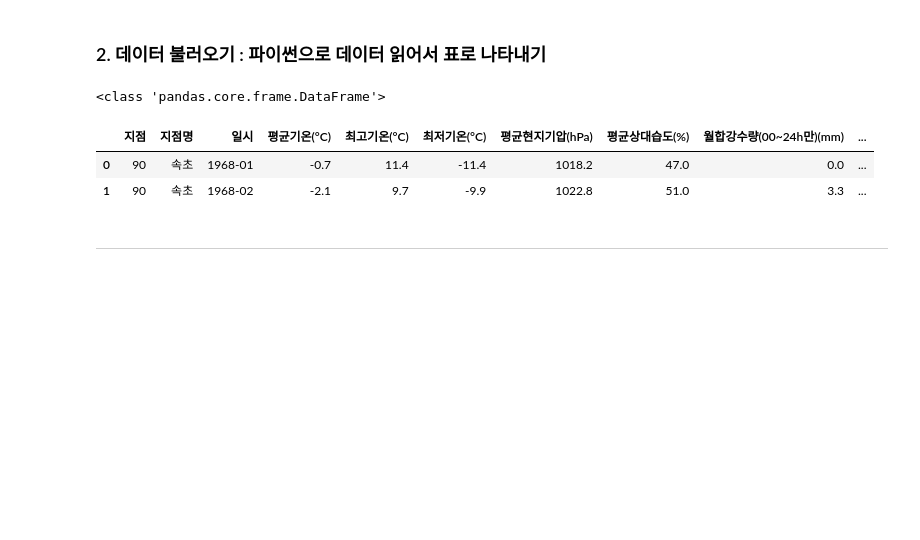
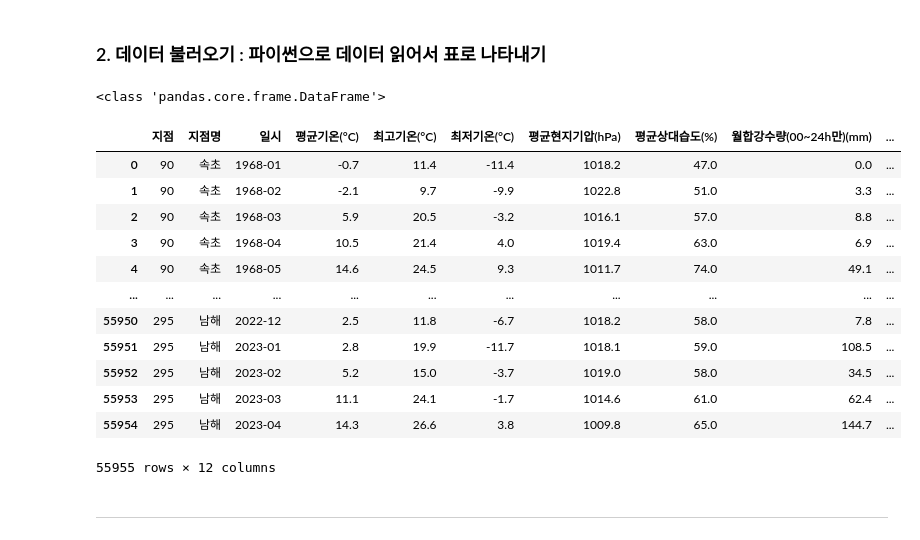
Before and after one commit to HYLee810/projectmanager, a Jupyter notebook: 2_데이터분석_03_공공데이터_기상청날씨_실습.ipynb, the cells around one changed output. Cells and saved outputs as stored; diff of their text form; code cells hidden in the pictures; blank space fills up the shorter version.

```diff
--- a/2_데이터분석_03_공공데이터_기상청날씨_실습.ipynb
+++ b/2_데이터분석_03_공공데이터_기상청날씨_실습.ipynb
@@ -84,17 +84,27 @@ plt.rcParams['font.family'] = 'NanumBarunGothic' # 방법2
 # %%
 import pandas as pd
 
 # OBS_ASOS_MNH_~.csv 파일명 데이터를 'weather_data.csv'로 변경하기
 file = './sample_data/weather_data.csv'
 df = pd.read_csv(file, encoding='CP949')
 
 print(type(df))
-df.head(2)
+df
 # %% [output]
 <class 'pandas.core.frame.DataFrame'>
 |  | 지점 | 지점명 | 일시 | 평균기온(°C) | 최고기온(°C) | 최저기온(°C) | 평균현지기압(hPa) | 평균상대습도(%) | 월합강수량(00~24h만)(mm) | ... |
 | 0 | 90 | 속초 | 1968-01 | -0.7 | 11.4 | -11.4 | 1018.2 | 47.0 | 0.0 | ... |
 | 1 | 90 | 속초 | 1968-02 | -2.1 | 9.7 | -9.9 | 1022.8 | 51.0 | 3.3 | ... |
+| 2 | 90 | 속초 | 1968-03 | 5.9 | 20.5 | -3.2 | 1016.1 | 57.0 | 8.8 | ... |
+| 3 | 90 | 속초 | 1968-04 | 10.5 | 21.4 | 4.0 | 1019.4 | 63.0 | 6.9 | ... |
+| 4 | 90 | 속초 | 1968-05 | 14.6 | 24.5 | 9.3 | 1011.7 | 74.0 | 49.1 | ... |
+| ... | ... | ... | ... | ... | ... | ... | ... | ... | ... | ... |
+| 55950 | 295 | 남해 | 2022-12 | 2.5 | 11.8 | -6.7 | 1018.2 | 58.0 | 7.8 | ... |
+| 55951 | 295 | 남해 | 2023-01 | 2.8 | 19.9 | -11.7 | 1018.1 | 59.0 | 108.5 | ... |
+| 55952 | 295 | 남해 | 2023-02 | 5.2 | 15.0 | -3.7 | 1019.0 | 58.0 | 34.5 | ... |
+| 55953 | 295 | 남해 | 2023-03 | 11.1 | 24.1 | -1.7 | 1014.6 | 61.0 | 62.4 | ... |
+| 55954 | 295 | 남해 | 2023-04 | 14.3 | 26.6 | 3.8 | 1009.8 | 65.0 | 144.7 | ... |
+55955 rows × 12 columns
 # %% [markdown]
 ---
 # %% [markdown]
```
Also changed, not shown: parts of 46 cells of this notebook.
